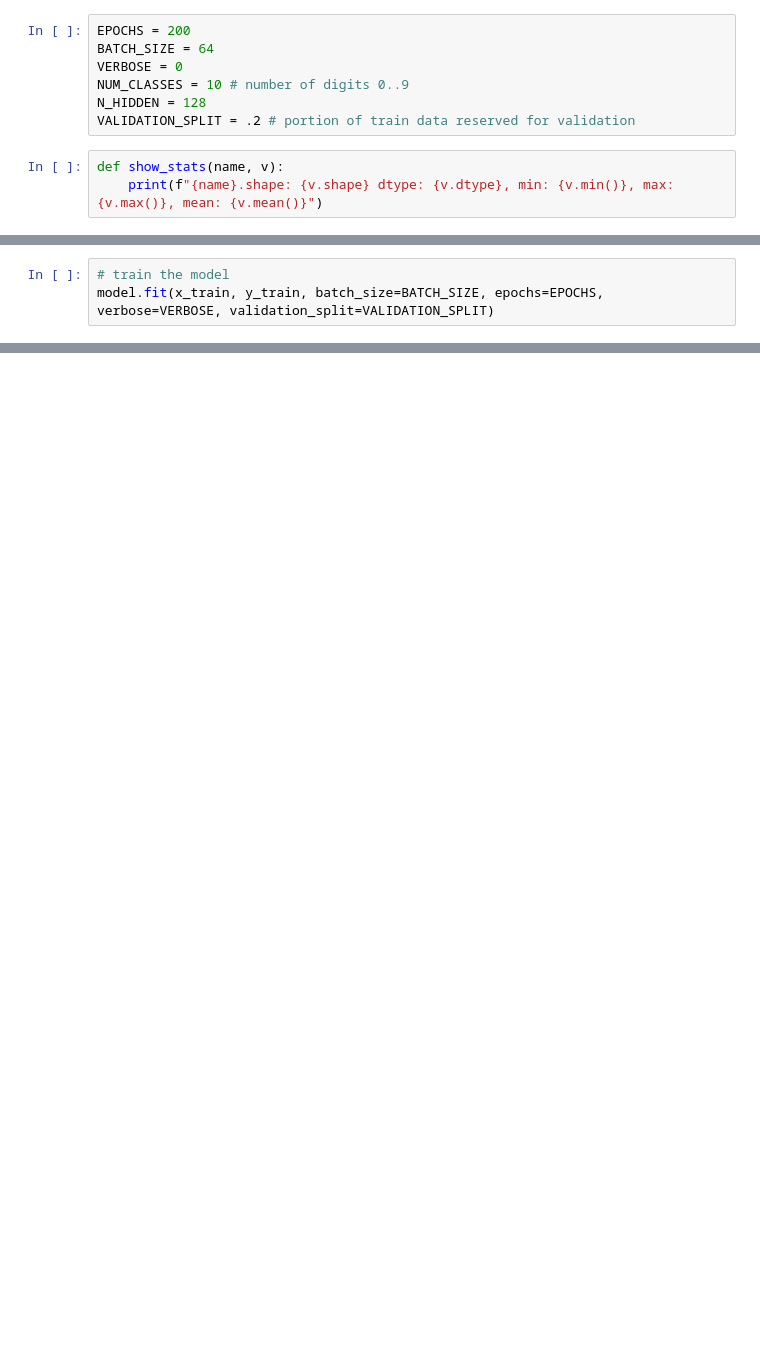
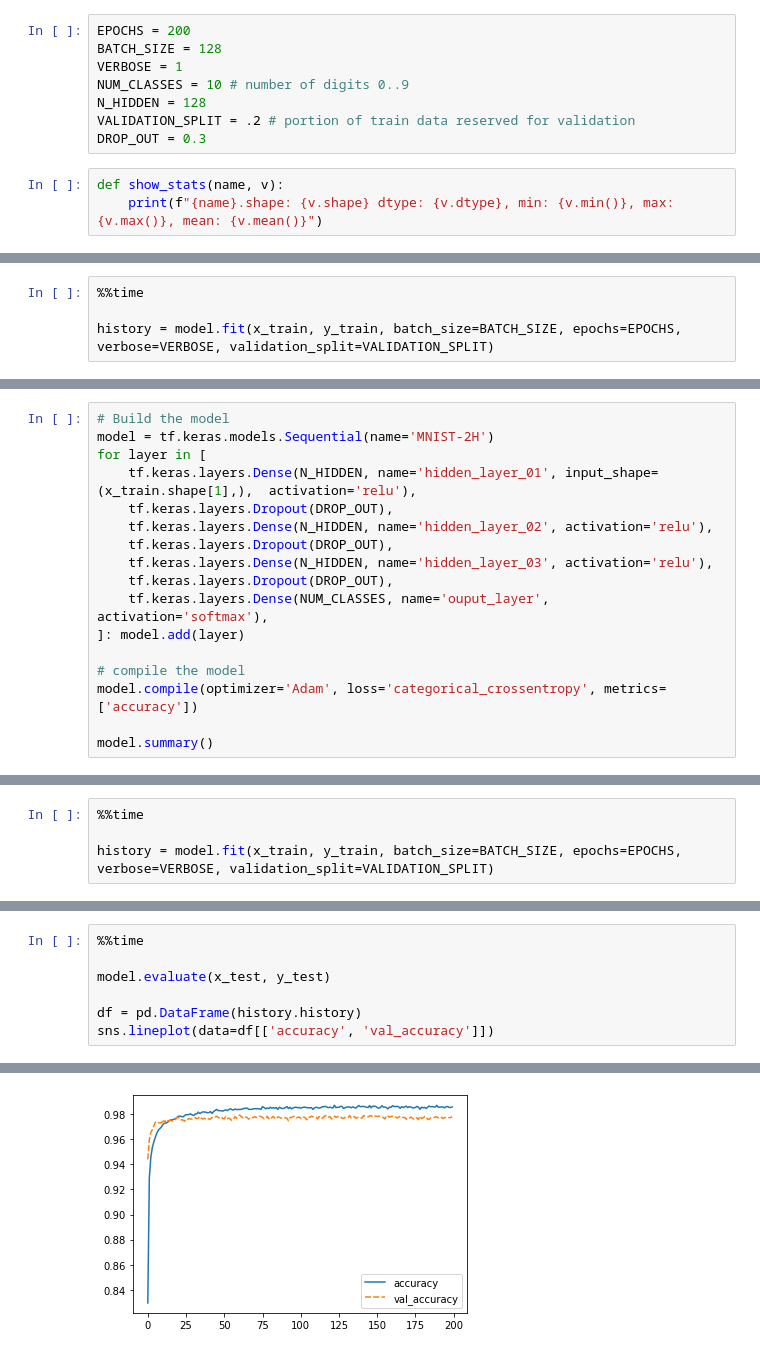
Before and after one commit to ramvarra/aitrain, a Jupyter notebook: TF-MNIST.ipynb, the cells around one changed output, grey strips where cells are left out. Cells and saved outputs as stored; diff of their text form; blank space fills up the shorter version.

```diff
--- a/TF-MNIST.ipynb
+++ b/TF-MNIST.ipynb
@@ -16,11 +18,12 @@ Physical Devices: [PhysicalDevice(name='/physical_device:CPU:0', device_type='CP
 To enable them in other operations, rebuild TensorFlow with the appropriate compiler flags.
 # %%
 EPOCHS = 200
-BATCH_SIZE = 64
-VERBOSE = 0
+BATCH_SIZE = 128
+VERBOSE = 1
 NUM_CLASSES = 10 # number of digits 0..9
 N_HIDDEN = 128
 VALIDATION_SPLIT = .2 # portion of train data reserved for validation
+DROP_OUT = 0.3
 # %%
 def show_stats(name, v):
     print(f"{name}.shape: {v.shape} dtype: {v.dtype}, min: {v.min()}, max: {v.max()}, mean: {v.mean()}")
@@ -57,4 +85,5 @@ model.compile(optimizer='SGD', loss='categorical_crossentropy', metrics=['accura
 # %%
-# train the model
-model.fit(x_train, y_train, batch_size=BATCH_SIZE, epochs=EPOCHS, verbose=VERBOSE, validation_split=VALIDATION_SPLIT)
+%%time
+
+history = model.fit(x_train, y_train, batch_size=BATCH_SIZE, epochs=EPOCHS, verbose=VERBOSE, validation_split=VALIDATION_SPLIT)
 # %% [output]
@@ -61,0 +123,17 @@ model.fit(x_train, y_train, batch_size=BATCH_SIZE, epochs=EPOCHS, verbose=VERBOS
+# %%
+# Build the model
+model = tf.keras.models.Sequential(name='MNIST-2H')
+for layer in [
+    tf.keras.layers.Dense(N_HIDDEN, name='hidden_layer_01', input_shape=(x_train.shape[1],),  activation='relu'),
+    tf.keras.layers.Dropout(DROP_OUT),
+    tf.keras.layers.Dense(N_HIDDEN, name='hidden_layer_02', activation='relu'),
+    tf.keras.layers.Dropout(DROP_OUT),
+    tf.keras.layers.Dense(N_HIDDEN, name='hidden_layer_03', activation='relu'),
+    tf.keras.layers.Dropout(DROP_OUT),
+    tf.keras.layers.Dense(NUM_CLASSES, name='ouput_layer', activation='softmax'),
+]: model.add(layer)
+
+# compile the model
+model.compile(optimizer='Adam', loss='categorical_crossentropy', metrics=['accuracy'])
+
+model.summary()
@@ -61,0 +158,4 @@ model.fit(x_train, y_train, batch_size=BATCH_SIZE, epochs=EPOCHS, verbose=VERBOS
+# %%
+%%time
+
+history = model.fit(x_train, y_train, batch_size=BATCH_SIZE, epochs=EPOCHS, verbose=VERBOSE, validation_split=VALIDATION_SPLIT)
@@ -61,0 +180,8 @@ model.fit(x_train, y_train, batch_size=BATCH_SIZE, epochs=EPOCHS, verbose=VERBOS
+# %%
+%%time
+
+model.evaluate(x_test, y_test)
+
+df = pd.DataFrame(history.history)
+sns.lineplot(data=df[['accuracy', 'val_accuracy']])
+# %% [output]
@@ -61,0 +192 @@ model.fit(x_train, y_train, batch_size=BATCH_SIZE, epochs=EPOCHS, verbose=VERBOS
+[figure, added]
```
Also changed, not shown: parts of 12 cells of this notebook, 1 other file.
